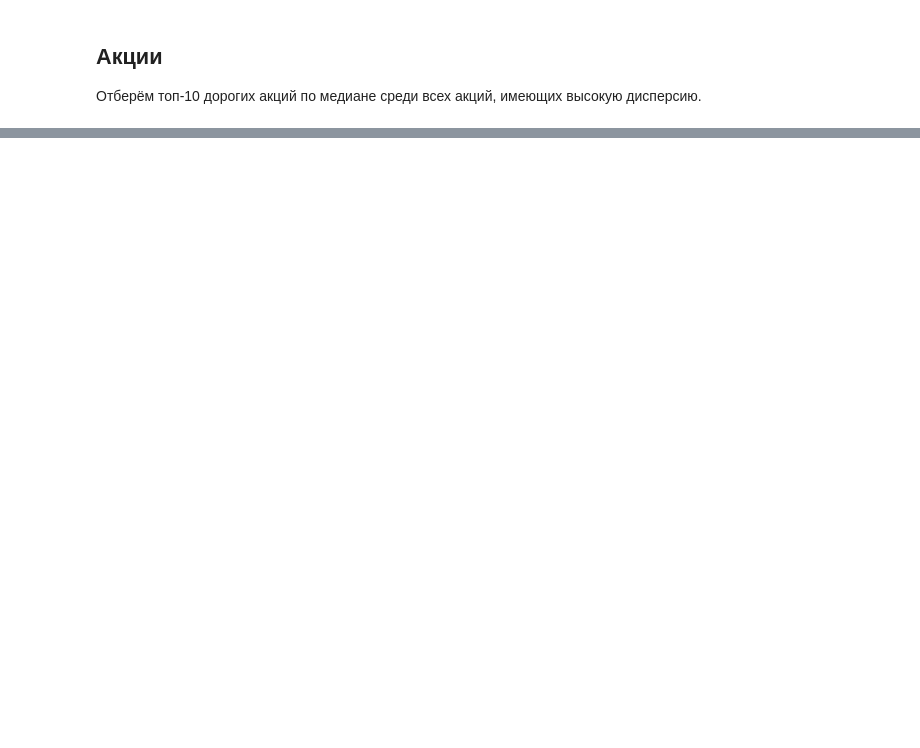
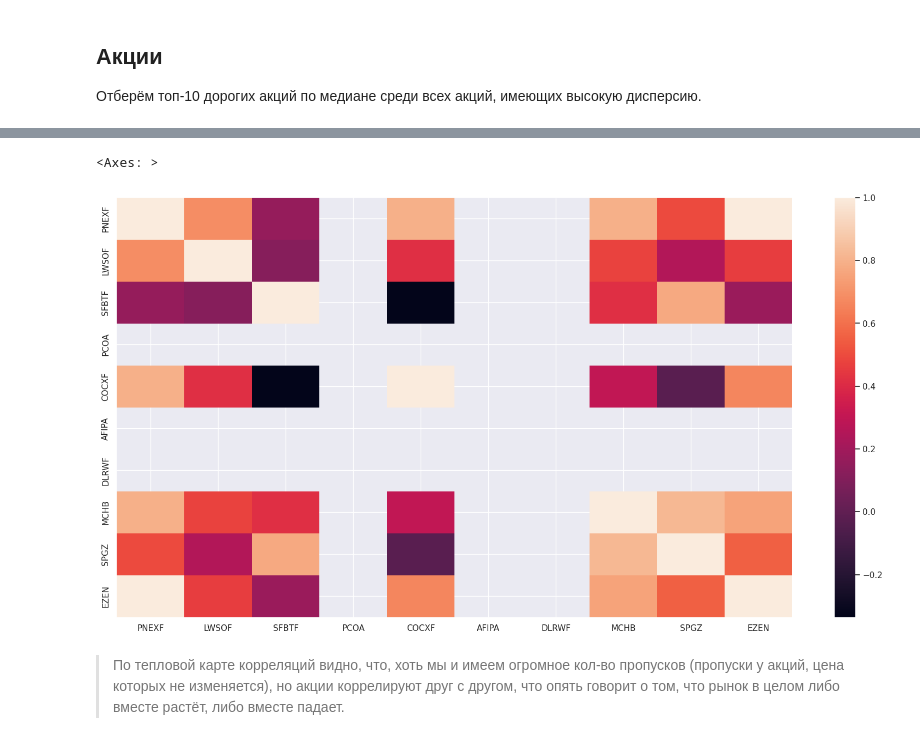
Before and after one commit to 113578/apsm, a Jupyter notebook: notebooks/EDA.ipynb, the cells around one changed output, grey strips where cells are left out. Cells and saved outputs as stored; diff of their text form; code cells hidden in the pictures; blank space fills up the shorter version.

```diff
--- a/notebooks/EDA.ipynb
+++ b/notebooks/EDA.ipynb
@@ -264,7 +348,7 @@ df_nunique_stock = pd.DataFrame(
     columns=['nunique']
 ).sort_values(by='nunique', ascending=False)
 
-df_nunique_stock = df_nunique_stock[df_nunique_stock['nunique'] >= 10]
+df_nunique_stock = df_nunique_stock[df_nunique_stock['nunique'] < 10]
 # %%
 df_nunique_stock.shape[0] / df_stock.shape[0]
 # %% [output]
@@ -338 +442,8 @@ Index(['BRK-A', 'TPRP', 'CRDE', 'LICT', 'LDSVF', 'FINN', 'NVR', 'SBNC', 'FMBL',
       dtype='object')
+# %%
+sns.heatmap(data=df_stock[top10_stocks].corr())
+# %% [output]
+<Axes: >
+[figure, added]
+# %% [markdown]
+> По тепловой карте корреляций видно, что, хоть мы и имеем огромное кол-во пропусков (пропуски у акций, цена которых не изменяется), но акции коррелируют друг с другом, что опять говорит о том, что рынок в целом либо вместе растёт, либо вместе падает.
```
Also changed, not shown: parts of 20 cells of this notebook.
